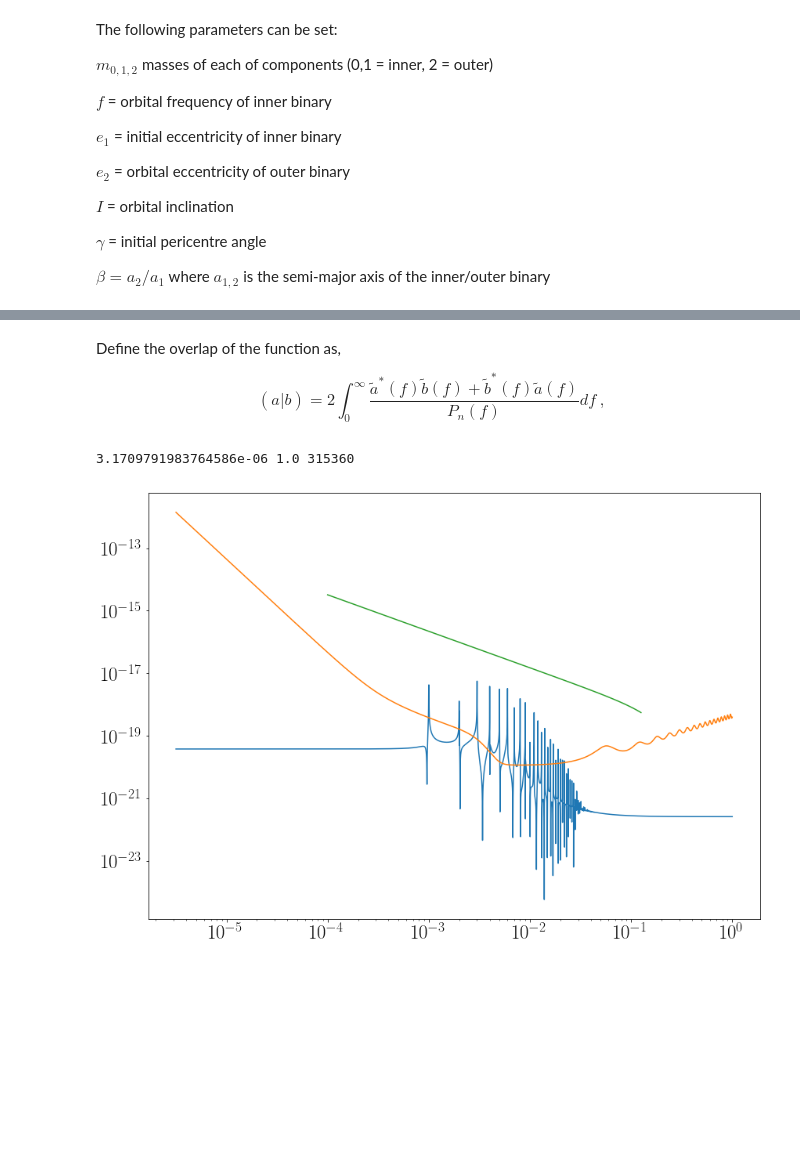
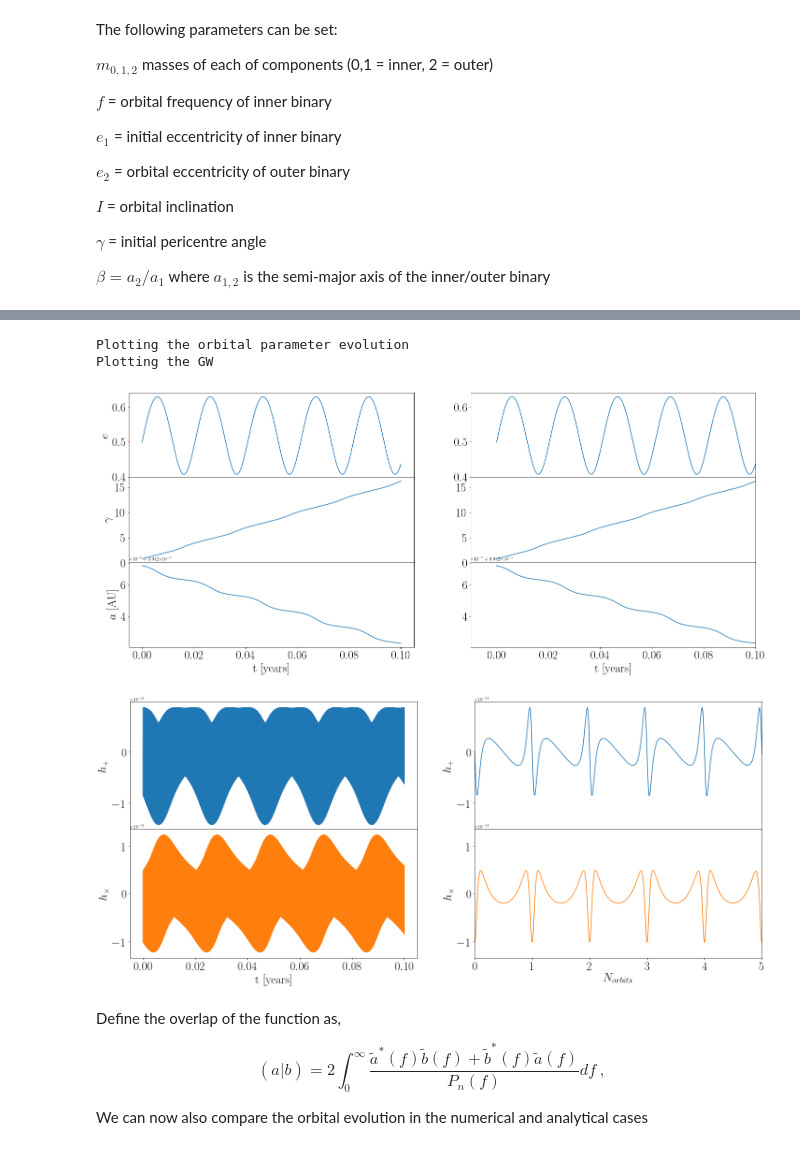
Before and after one commit to tomkimpson/Hierarchical-Triples, a Jupyter notebook: Jupyter/Code/HierarchicalTriples.ipynb, the cells around one changed output, grey strips where cells are left out. Cells and saved outputs as stored; diff of their text form; code cells hidden in the pictures; blank space fills up the shorter version.

```diff
--- a/Jupyter/Code/HierarchicalTriples.ipynb
+++ b/Jupyter/Code/HierarchicalTriples.ipynb
@@ -90,32 +98,15 @@ Numerical evolution has completed
+# %%
+plot_motion(numerical_motion)# Plot it if you fancy
+plot_GW(grav_numerical,f1)
+# %% [output]
+Plotting the orbital parameter evolution
+Plotting the GW
+[figure, added]
+[figure, added]
 # %% [markdown]
 Define the overlap of the function as,
 
 $$ (a|b) = 2 \int^{\infty}_0 \frac{\tilde{a}^*(f)\tilde{b}(f)+\tilde{b}^*(f)\tilde{a}(f)}{P_n(f)} df \ , $$
+
+
+We can now also compare the orbital evolution in the numerical and analytical cases
-# %%
-from overlap import overlap
-
-#chirp = (m0*m1)**(3/5)/(m0+m1)**(1/5)
-#sym = m0*m1/(m0+m1)**2
-#f0 = 2.9740e-1 * sym**2 + 4.4810e-2*sym + 9.5560e-2
-#f = np.linspace(1e-4,f0,20)
-#PhenomA = np.sqrt(5/24) * (G*chirp/c**3)**(5/6) * f0**(-7/6) / (np.pi**2/3 * (D/c)) * (f/f0)**(-7/6)
-
-#PhenomA = np.sqrt(5/24) * (G*chirp/c**3)**(5/6) * f**(-7/6) / (np.pi**(2/3) * (D/c))
-
-#phase = 2*np.pi*f
-#hplus = PhenomA * (1+np.cos(iota)**2)/2 * np.exp(1j * phase)
-#hcross = 1j * PhenomA*np.cos(iota)*np.exp(1j * phase)
-
-#hPhenom = np.sqrt(hplus**2 + hcross**2)
-
-#print (PhenomA)
-#fphen = f
-
-
-
-
-f,hf, S = overlap(grav,grav_numerical)
-plot_GW_frequency(f,hf, S,hPhenom, fphen)
-# %% [output]
-3.1709791983764586e-06 1.0 315360
-[figure, removed]
```
Also changed, not shown: parts of 7 cells of this notebook, 45 other files.
